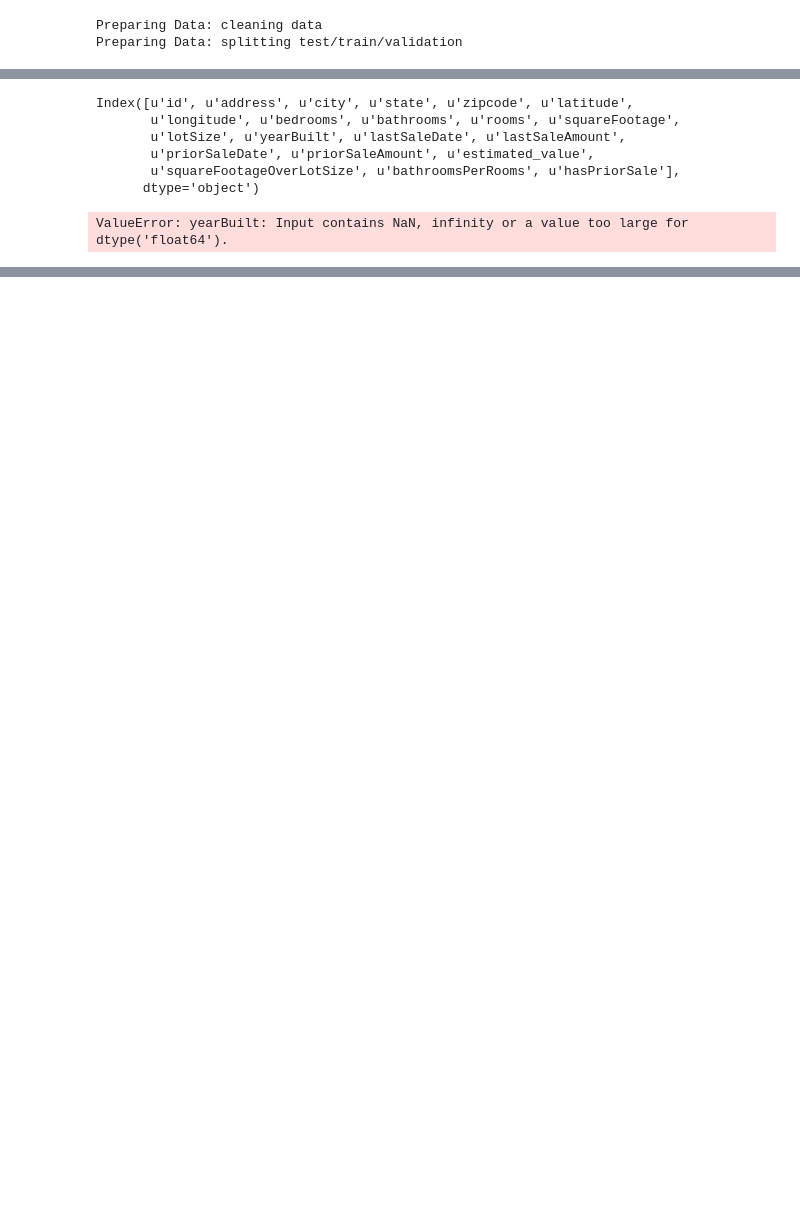
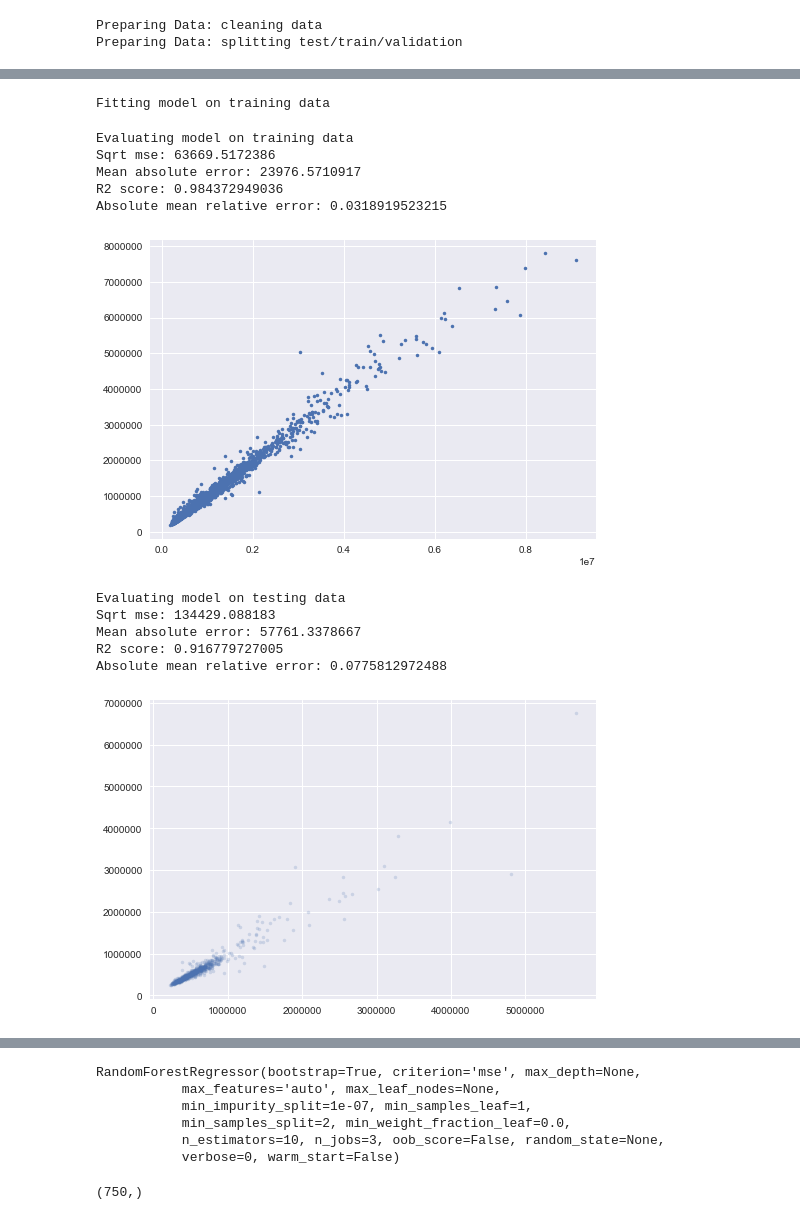
Before and after one commit to ideaian/housing_prices, a Jupyter notebook: improved_pipeline.ipynb, the cells around one changed output, grey strips where cells are left out. Cells and saved outputs as stored; diff of their text form; code cells hidden in the pictures; blank space fills up the shorter version.

```diff
--- a/improved_pipeline.ipynb
+++ b/improved_pipeline.ipynb
@@ -22,7 +25,8 @@ df['squareFootageOverLotSize'] = df['squareFootage']/df['lotSize']
 df['bathroomsPerRooms'] = df['bathrooms']/(df['rooms']+.01)
 df['bathroomsPerRooms'] = df['rooms']/(df['squareFootage'])
 df['hasPriorSale'] = ~pd.isnull(df['priorSaleDate'])
-
+bad_idx = pd.isnull(df['yearBuilt'])
+df.loc[bad_idx, 'yearBuilt'] = 0
 print('Preparing Data: splitting test/train/validation')
 df_train, df_test, df_validation = train_validate_test_split(df)
 
@@ -44,7 +48,7 @@ print("Setting up pipeline")
 features = ('latitude', 'longitude', 'zipcode',
             'bedrooms', 'bathrooms','rooms',
             'squareFootage', 'lotSize',
-#             'yearBuilt',
+            'yearBuilt',
             'lastSaleAmount','lastSaleDateYear','lastSaleDateMonth','lastSaleDateDayOfWeek',
            'priorSaleAmount','priorSaleDateYear','priorSaleDateMonth','priorSaleDateDayOfWeek',
             'squareFootageOverLotSize','bathroomsPerRooms','hasPriorSale','bathroomsPerRooms')
@@ -78,7 +82,7 @@ prepare_data_pipeline = Pipeline([
             ('union', FeatureUnion(
                 transformer_list=[
                     # Extracting street vector
-                    # ('subject',  StreetVectorizer
+                    ('subject',  StreetVectorizer()),
 #                     ('imputerize_df', imputerize_df(features, df_out=True)),
                     # Featurizing all other values
                     ('featurize_df', featurize_df(features, df_out=False)),
@@ -88,7 +92,9 @@ prepare_data_pipeline = Pipeline([
             ])
 
 fit_data_pipeline = Pipeline([
-          ('forest', reg_function)
+#      ('dropout', Dropout(dropout_rate=0.99)),
+          ('forest', reg_function),
+
             ])
 # %% [output]
 Setting up pipeline
@@ -100,10 +102 @@ Warning, feature priorSaleDateDayOfWeek not in the list ['zipcode', 'hasPriorSal
-# %%
-df.keys()
-# %% [output]
-Index([u'id', u'address', u'city', u'state', u'zipcode', u'latitude',
-       u'longitude', u'bedrooms', u'bathrooms', u'rooms', u'squareFootage',
-       u'lotSize', u'yearBuilt', u'lastSaleDate', u'lastSaleAmount',
-       u'priorSaleDate', u'priorSaleAmount', u'estimated_value',
-       u'squareFootageOverLotSize', u'bathroomsPerRooms', u'hasPriorSale'],
-      dtype='object')
 # %%
@@ -149,23 +142,39 @@ x_train = prepare_data_pipeline.fit_transform(X = df_train, y = y_train_sc.value
 print("Fitting model on training data")
 model = fit_data_pipeline.fit(X = x_train, y = y_train_sc.values.reshape((-1,1)))
 # %% [output]
-ValueError: yearBuilt: Input contains NaN, infinity or a value too large for dtype('float64').
+Fitting model on training data
 # %%
 
 print("Evaluating model on training data")
 y_pred = model.predict(x_train)
+# y_pred = model.named_steps['forest'].predict(x_train)
 print_metrics(y_train_sc.values, y_pred)
 plt.plot(y_train_sc.values, y_pred,'.')
 y_max = (np.max((y_train_sc.values, y_pred.flatten())))
-plt.plot((0,y_max), (0,y_max),color='black')
+# plt.plot((0,y_max), (0,y_max),color='black')
 plt.show()
 
 print("Evaluating model on testing data")
 X_test = prepare_data_pipeline.transform(df_test)
 y_test_pred = model.predict(X_test)
+# y_test_pred = model.named_steps['forest'].predict(X_test)
 print_metrics(y_test_sc.values, y_test_pred)
 plt.plot(y_test_sc.values, y_test_pred.flatten(),'.', alpha=0.2)
 y_max = np.max((y_test_sc, y_test_pred.flatten()))
-plt.plot((0,y_max), (0,y_max),color='black')
+# plt.plot((0,y_max), (0,y_max),color='black')
 
 plt.show()
+print("Successfully fit")
+# %% [output]
+Evaluating model on training data
+Sqrt mse: 63669.5172386
+Mean absolute error: 23976.5710917
+R2 score: 0.984372949036
+Absolute mean relative error: 0.0318919523215
+[figure, added]
+Evaluating model on testing data
+Sqrt mse: 134429.088183
+Mean absolute error: 57761.3378667
+R2 score: 0.916779727005
+Absolute mean relative error: 0.0775812972488
+[figure, added]
@@ -176,3 +182,17 @@ asdf
+# %%
+model.named_steps['forest']
+# %% [output]
+RandomForestRegressor(bootstrap=True, criterion='mse', max_depth=None,
+           max_features='auto', max_leaf_nodes=None,
+           min_impurity_split=1e-07, min_samples_leaf=1,
+           min_samples_split=2, min_weight_fraction_leaf=0.0,
+           n_estimators=10, n_jobs=3, oob_score=False, random_state=None,
+           verbose=0, warm_start=False)
+# %%
+y_test_sc.values.shape
+y_test_pred.shape
+# %% [output]
+(750,)
 # %%
 [c,b] = np.histogram(y_train_sc.values- y_pred.flatten(), bins = np.linspace(-1e6,1e6,100), normed=True)
 plt.plot(b[:-1],c,'k')
```
Also changed, not shown: parts of 14 cells of this notebook, 12 other files.
